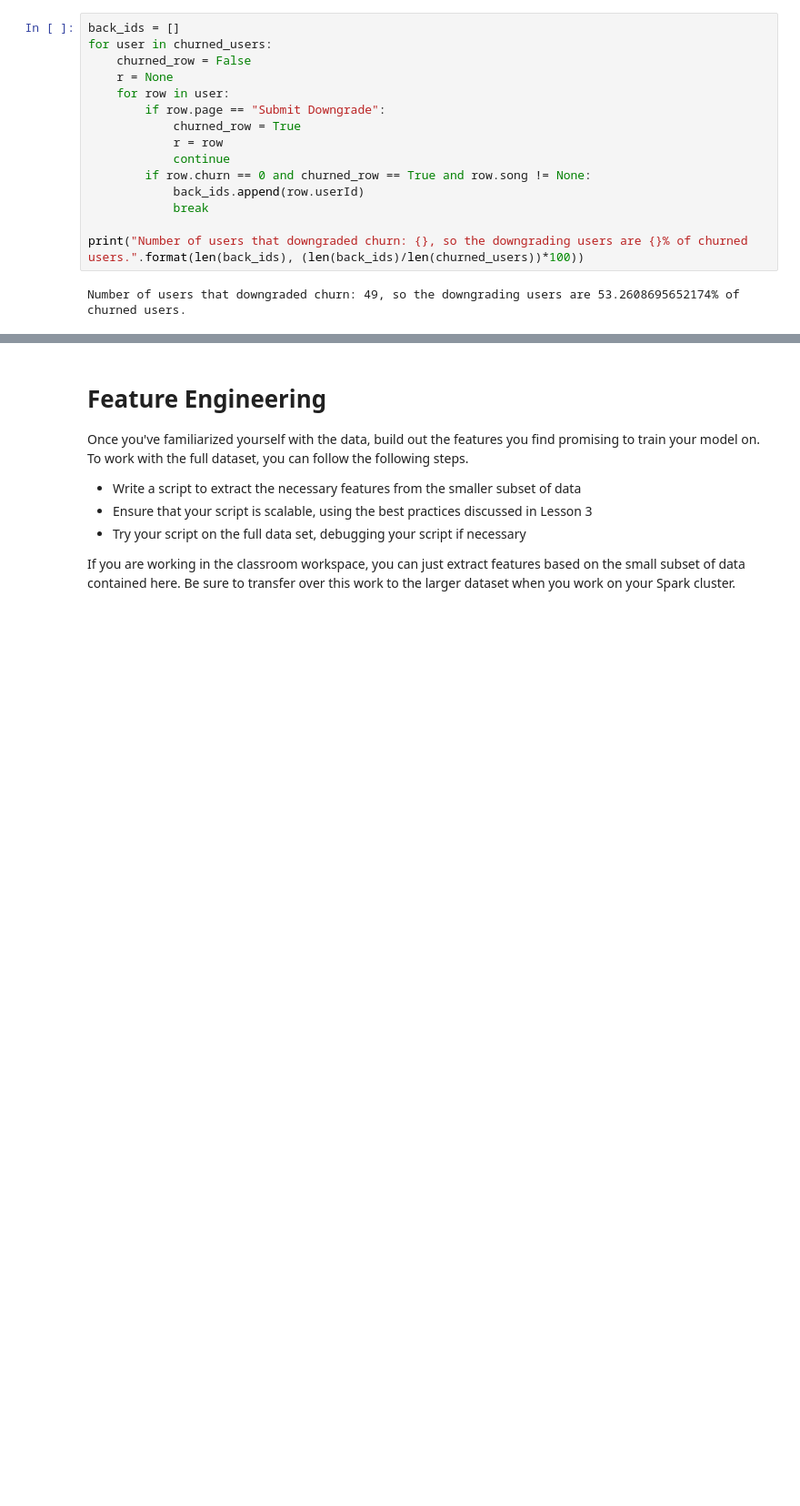
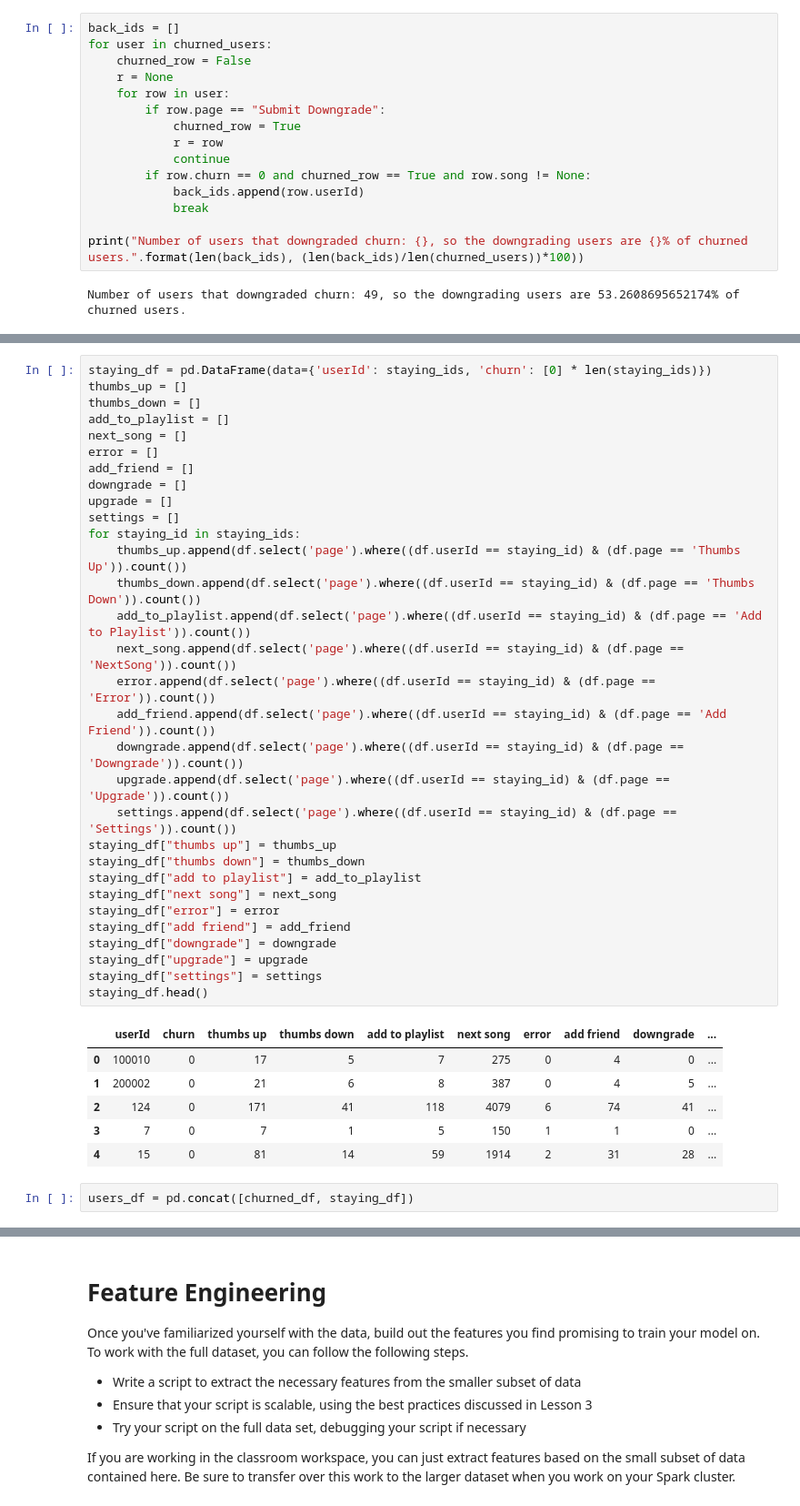
Before and after one commit to danpeczek/sparkify-capstone-project, a Jupyter notebook: Sparkify.ipynb, the cells around one changed output, grey strips where cells are left out. Shown at 91% size. Drawn from its saved outputs; the diff is of its cells as text; blank space fills up the shorter version.

```diff
--- a/Sparkify.ipynb
+++ b/Sparkify.ipynb
@@ -332,0 +325,40 @@ df.select("page").dropDuplicates().show(25)
+# %%
+staying_df = pd.DataFrame(data={'userId': staying_ids, 'churn': [0] * len(staying_ids)})
+thumbs_up = []
+thumbs_down = []
+add_to_playlist = []
+next_song = []
+error = []
+add_friend = []
+downgrade = []
+upgrade = []
+settings = []
+for staying_id in staying_ids:
+    thumbs_up.append(df.select('page').where((df.userId == staying_id) & (df.page == 'Thumbs Up')).count())
+    thumbs_down.append(df.select('page').where((df.userId == staying_id) & (df.page == 'Thumbs Down')).count())
+    add_to_playlist.append(df.select('page').where((df.userId == staying_id) & (df.page == 'Add to Playlist')).count())
+    next_song.append(df.select('page').where((df.userId == staying_id) & (df.page == 'NextSong')).count())
+    error.append(df.select('page').where((df.userId == staying_id) & (df.page == 'Error')).count())
+    add_friend.append(df.select('page').where((df.userId == staying_id) & (df.page == 'Add Friend')).count())
+    downgrade.append(df.select('page').where((df.userId == staying_id) & (df.page == 'Downgrade')).count())
+    upgrade.append(df.select('page').where((df.userId == staying_id) & (df.page == 'Upgrade')).count())
+    settings.append(df.select('page').where((df.userId == staying_id) & (df.page == 'Settings')).count())
+staying_df["thumbs up"] = thumbs_up
+staying_df["thumbs down"] = thumbs_down
+staying_df["add to playlist"] = add_to_playlist
+staying_df["next song"] = next_song
+staying_df["error"] = error
+staying_df["add friend"] = add_friend
+staying_df["downgrade"] = downgrade
+staying_df["upgrade"] = upgrade
+staying_df["settings"] = settings
+staying_df.head()
+# %% [output]
+|  | userId | churn | thumbs up | thumbs down | add to playlist | next song | error | add friend | downgrade | ... |
+| 0 | 100010 | 0 | 17 | 5 | 7 | 275 | 0 | 4 | 0 | ... |
+| 1 | 200002 | 0 | 21 | 6 | 8 | 387 | 0 | 4 | 5 | ... |
+| 2 | 124 | 0 | 171 | 41 | 118 | 4079 | 6 | 74 | 41 | ... |
+| 3 | 7 | 0 | 7 | 1 | 5 | 150 | 1 | 1 | 0 | ... |
+| 4 | 15 | 0 | 81 | 14 | 59 | 1914 | 2 | 31 | 28 | ... |
+# %%
+users_df = pd.concat([churned_df, staying_df])
```
Also changed, not shown: parts of 17 cells of this notebook.
